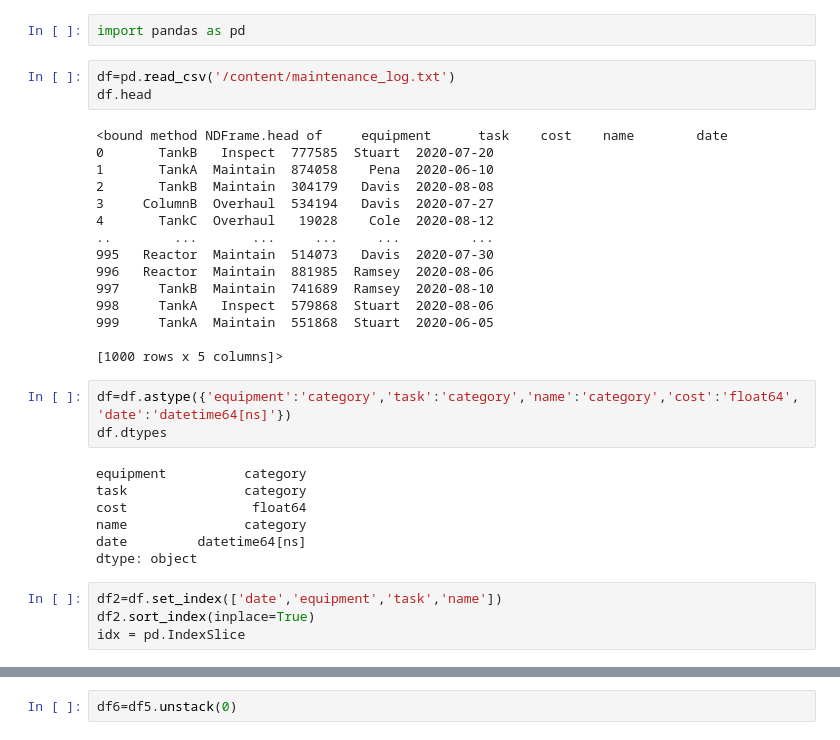
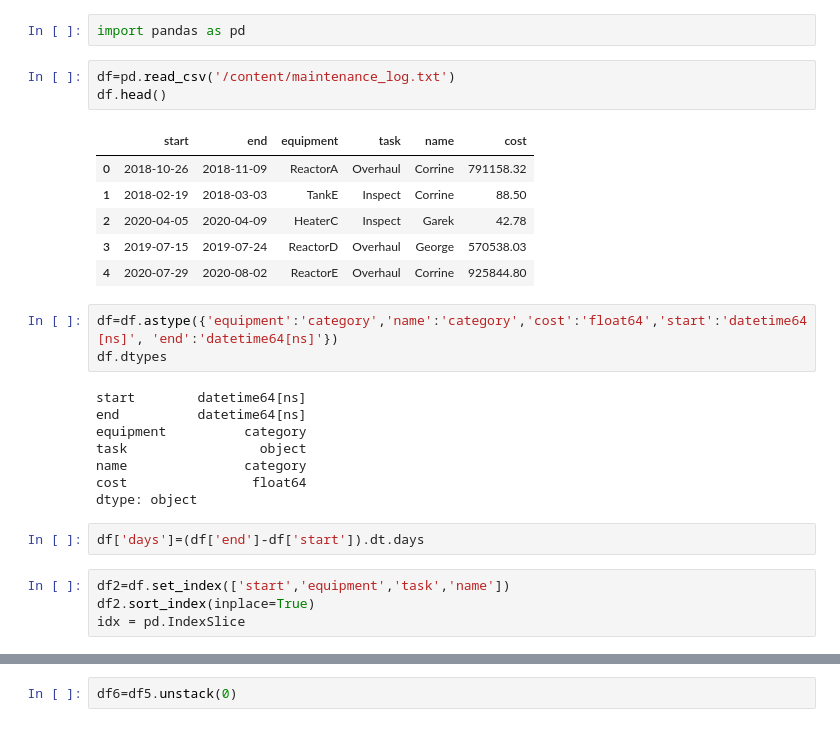
Before and after one commit to chetools/CHE5136_Fall2021, a Jupyter notebook: Pandas_Analyze_Maintenance_Log.ipynb, the cells around one changed output, grey strips where cells are left out. Drawn from its saved outputs; the diff is of its cells as text.

```diff
--- a/Pandas_Analyze_Maintenance_Log.ipynb
+++ b/Pandas_Analyze_Maintenance_Log.ipynb
@@ -17,34 +17,29 @@ maintenance_log.txt 100%[===================>]  39.25K  --.-KB/s    in 0.005s
 import pandas as pd
 # %%
 df=pd.read_csv('/content/maintenance_log.txt')
-df.head
+df.head()
 # %% [output]
-<bound method NDFrame.head of     equipment      task    cost    name        date
-0       TankB   Inspect  777585  Stuart  2020-07-20
-1       TankA  Maintain  874058    Pena  2020-06-10
-2       TankB  Maintain  304179   Davis  2020-08-08
-3     ColumnB  Overhaul  534194   Davis  2020-07-27
-4       TankC  Overhaul   19028    Cole  2020-08-12
-..        ...       ...     ...     ...         ...
-995   Reactor  Maintain  514073   Davis  2020-07-30
-996   Reactor  Maintain  881985  Ramsey  2020-08-06
-997     TankB  Maintain  741689  Ramsey  2020-08-10
-998     TankA   Inspect  579868  Stuart  2020-08-06
-999     TankA  Maintain  551868  Stuart  2020-06-05
-
-[1000 rows x 5 columns]>
+|  | start | end | equipment | task | name | cost |
+| 0 | 2018-10-26 | 2018-11-09 | ReactorA | Overhaul | Corrine | 791158.32 |
+| 1 | 2018-02-19 | 2018-03-03 | TankE | Inspect | Corrine | 88.50 |
+| 2 | 2020-04-05 | 2020-04-09 | HeaterC | Inspect | Garek | 42.78 |
+| 3 | 2019-07-15 | 2019-07-24 | ReactorD | Overhaul | George | 570538.03 |
+| 4 | 2020-07-29 | 2020-08-02 | ReactorE | Overhaul | Corrine | 925844.80 |
 # %%
-df=df.astype({'equipment':'category','task':'category','name':'category','cost':'float64','date':'datetime64[ns]'})
+df=df.astype({'equipment':'category','name':'category','cost':'float64','start':'datetime64[ns]', 'end':'datetime64[ns]'})
 df.dtypes
 # %% [output]
+start        datetime64[ns]
+end          datetime64[ns]
 equipment          category
-task               category
+task                 object
+name               category
 cost                float64
-name               category
-date         datetime64[ns]
 dtype: object
+# %%
+df['days']=(df['end']-df['start']).dt.days
 # %%
-df2=df.set_index(['date','equipment','task','name'])
+df2=df.set_index(['start','equipment','task','name'])
 df2.sort_index(inplace=True)
 idx = pd.IndexSlice
 # %%
```
Also changed, not shown: parts of 10 cells of this notebook.
